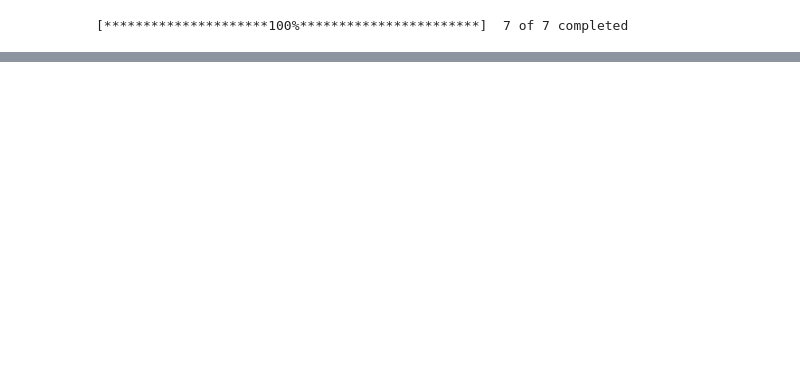
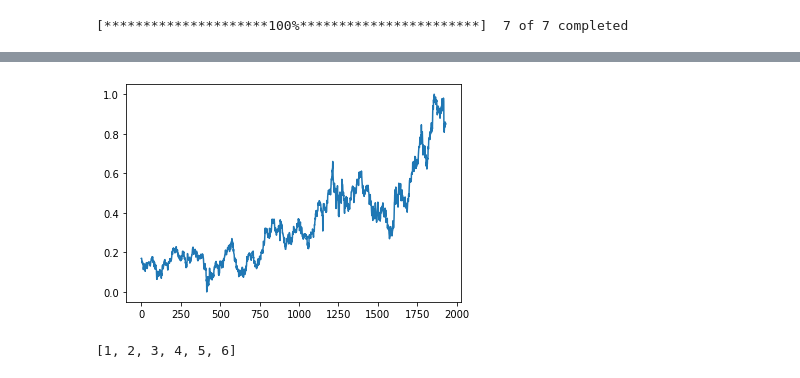
Before and after one commit to Albertini96/stock-market-chm, a Jupyter notebook: src/teste_dwt.ipynb, the cells around one changed output, grey strips where cells are left out. Drawn from its saved outputs; the diff is of its cells as text; code cells hidden in the pictures; blank space fills up the shorter version.

```diff
--- a/src/teste_dwt.ipynb
+++ b/src/teste_dwt.ipynb
@@ -207,0 +112,5 @@ sample_rate
+# %%
+plt.plot(train['ITUB3.SA_Close'])
+plt.show()
+# %% [output]
+[figure, added]
@@ -207,0 +119,4 @@ sample_rate
+# %%
+arr[:len(arr)-1]
+# %% [output]
+[1, 2, 3, 4, 5, 6]
```
Also changed, not shown: parts of 47 cells of this notebook, 11 other files.
